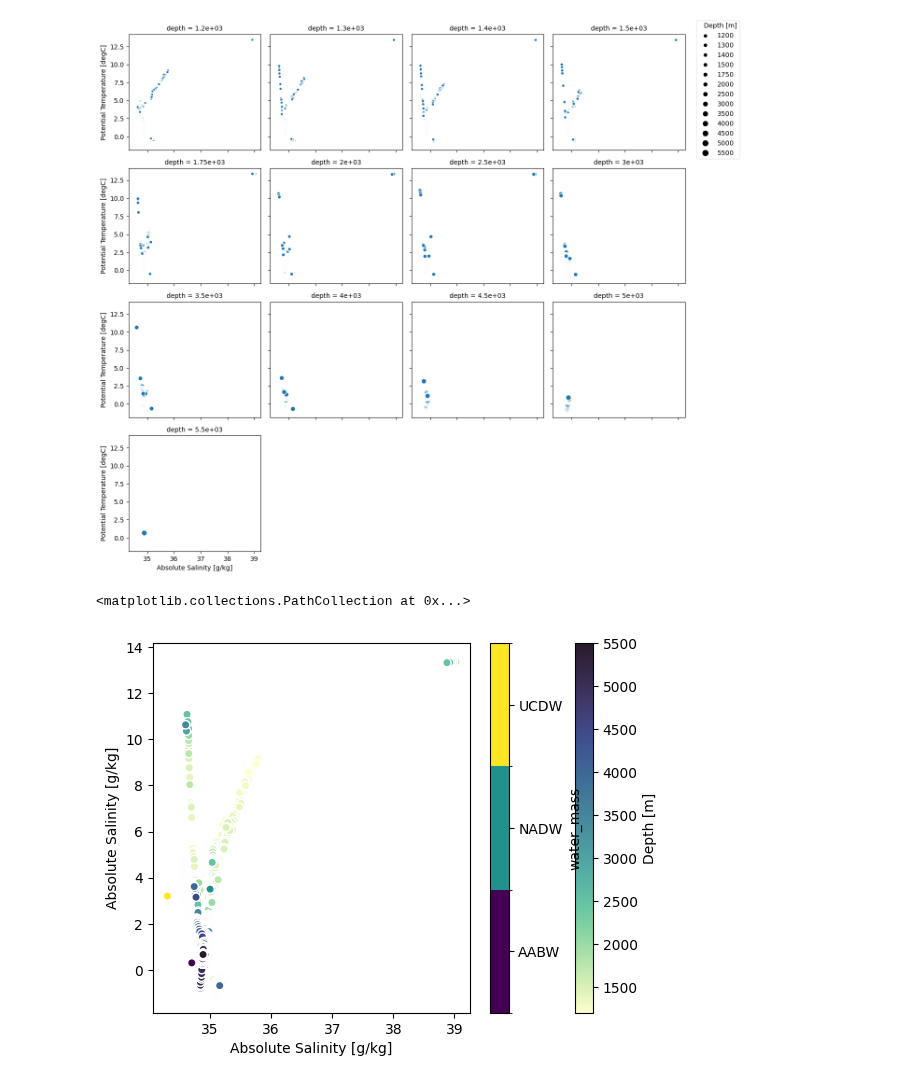
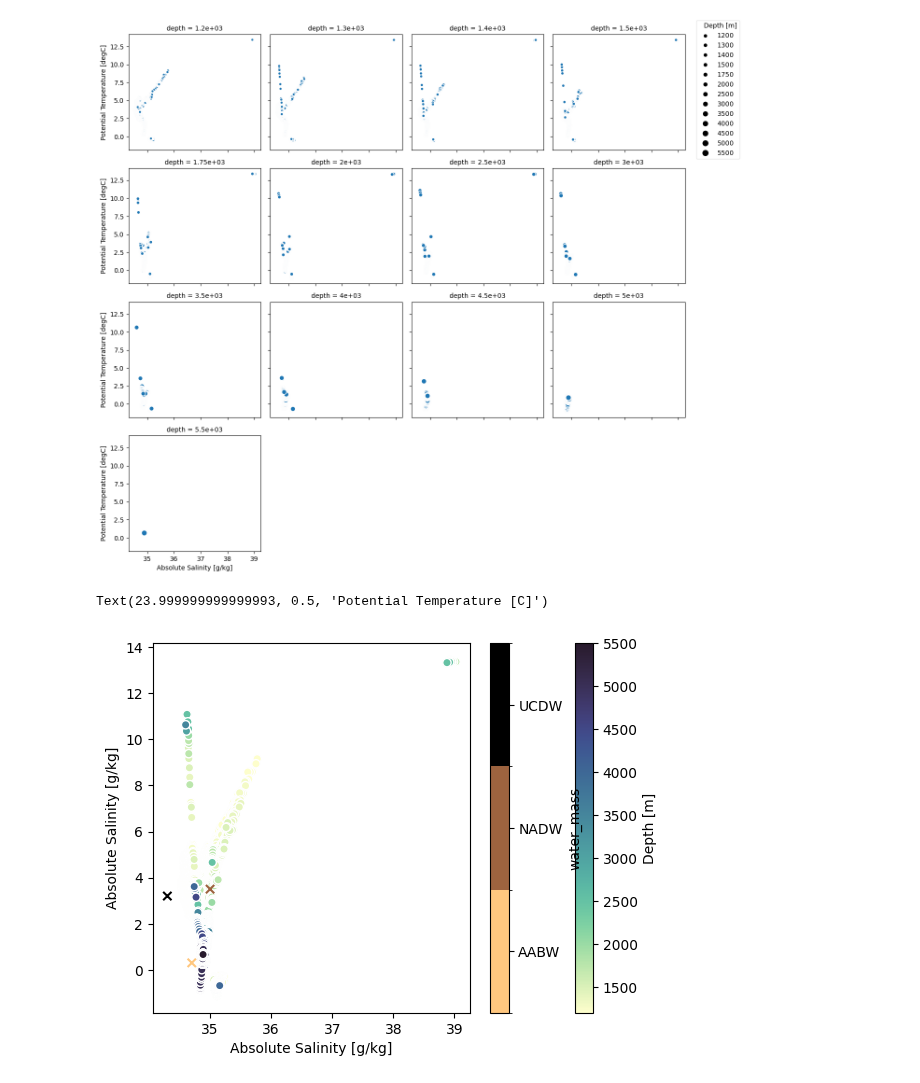
Before and after one commit to JRethemeier/Thermohaline-Circulation, a Jupyter notebook: Assignment4/Assignment4.ipynb, the cells around one changed output. Drawn from its saved outputs; the diff is of its cells as text; code cells hidden in the pictures.

Commit message:
tweaks to last graph, y label is being sticky

```diff
--- a/Assignment4/Assignment4.ipynb
+++ b/Assignment4/Assignment4.ipynb
@@ -156,12 +156,13 @@ plt.show()
 # %%
 levitus.sel(lon=slice(30,120), depth=slice(1200,None)).plot.scatter(
         x="abs_sal", y="pot_temp",
         hue="depth",
         linewidth=0,
         cmap=cmocean.cm.deep,
         )
 # levitus_1a.sel(lon=slice(30,120), depth=slice(1200,None)).plot.scatter(x="abs_sal", y="pot_temp", hue="depth")
-water_masses.plot.scatter(x="abs_sal", y="pot_temp", hue="water_mass")
+water_masses.plot.scatter(x="abs_sal", y="pot_temp", hue="water_mass", marker="x", cmap="copper_r")
+ax.set_ylabel("Potential Temperature [C]")
 # %% [output]
-<matplotlib.collections.PathCollection at 0x...>
+Text(23.999999999999993, 0.5, 'Potential Temperature [C]')
-[figure, old version]
+[figure, new version]
```
